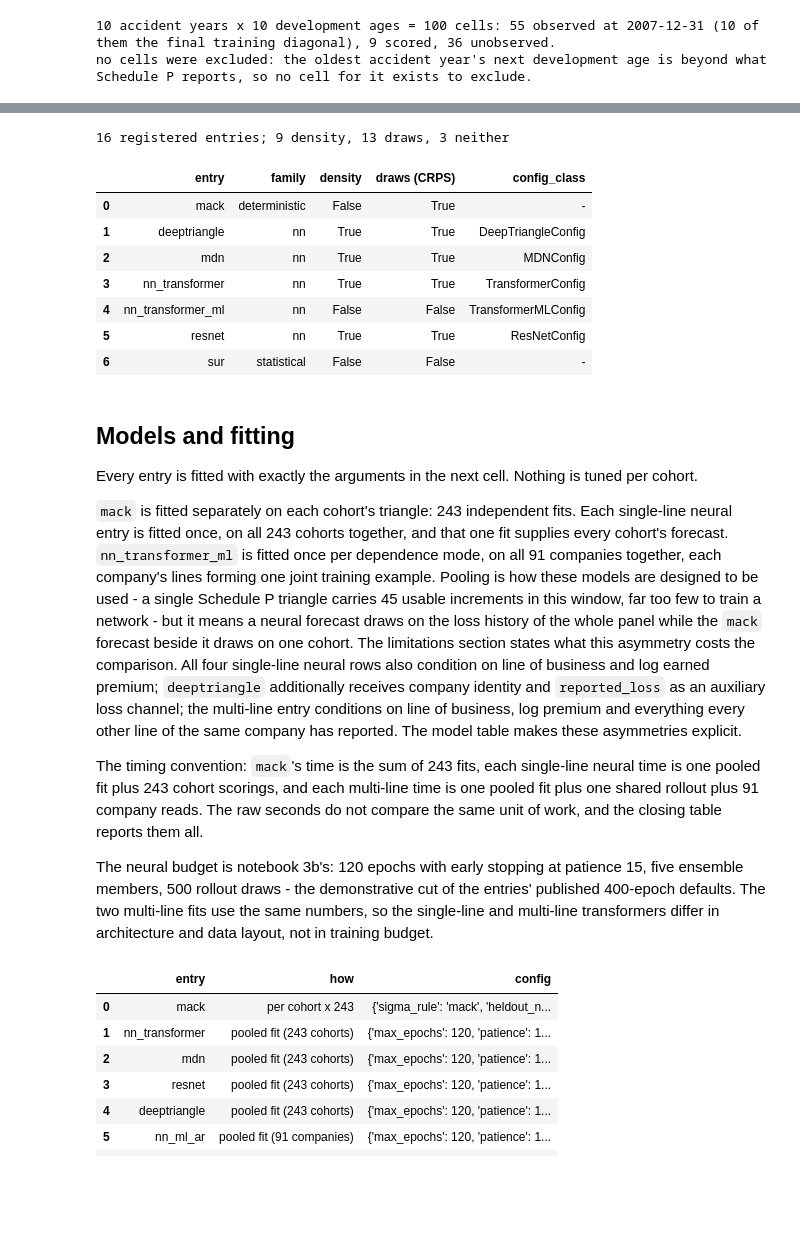
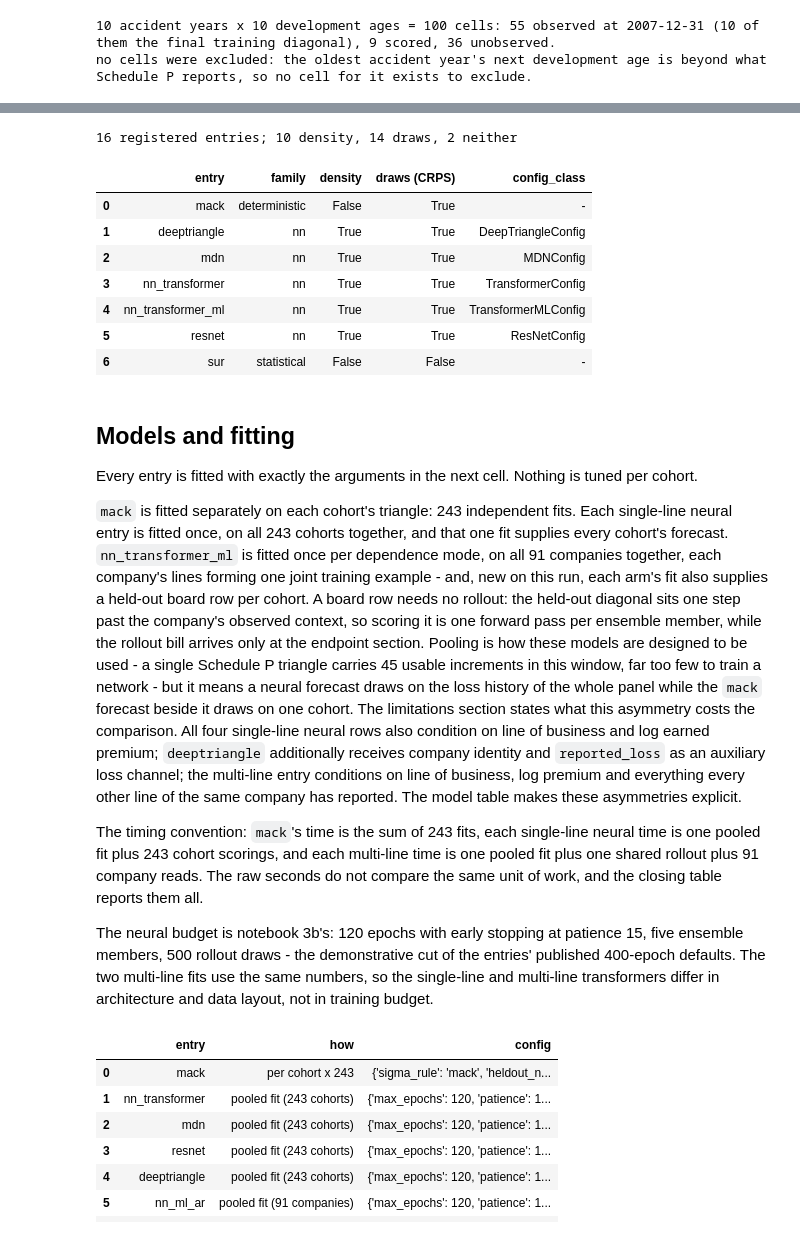
Before and after one commit to EKtheSage/ibnr, a Jupyter notebook: analysis/03c_multiline_transformer.ipynb, the cells around one changed output, grey strips where cells are left out. Saved outputs shown, nothing was run; the diff lists cells and outputs as text; code cells hidden in the pictures; blank space fills up the shorter version.

```diff
--- a/analysis/03c_multiline_transformer.ipynb
+++ b/analysis/03c_multiline_transformer.ipynb
@@ -697,39 +700,43 @@ level down: it is how an entry names the dataclass its `fit(config=...)` takes.
 # %%
 roster = (
     pd.DataFrame(
         [
             {
                 "entry": name,
                 "family": cls.family,
                 "density": issubclass(cls, ScoresHeldout),
                 "draws (CRPS)": issubclass(cls, PredictsHeldout),
                 "config_class": getattr(cls.config_class, "__name__", "-"),
             }
             for name in gallery.list()
             for cls in [gallery.get(name)]
         ]
     )
     .sort_values(["family", "entry"])
     .reset_index(drop=True)
 )
 print(
     f"{len(roster)} registered entries; "
     f"{roster['density'].sum()} density, {roster['draws (CRPS)'].sum()} draws, "
     f"{(~roster['density'] & ~roster['draws (CRPS)']).sum()} neither"
 )
-# The entries this notebook uses, in the order they appear: the five on the held-out
-# board, then the two that join at the endpoint level.
+# The entries this notebook uses: the five single-line rows of the held-out board, the
+# multi-line entry whose two arms join them as nn_ml_ar / nn_ml_joint, and sur, which
+# joins at the endpoint level only.
 ON_THIS_BOARD = ["mack", "nn_transformer", "mdn", "resnet", "deeptriangle"]
-ENDPOINT_ONLY = ["sur", "nn_transformer_ml"]
-display(roster[roster["entry"].isin(ON_THIS_BOARD + ENDPOINT_ONLY)].reset_index(drop=True))
+ML_ENTRY = "nn_transformer_ml"
+ENDPOINT_ONLY = ["sur"]
+display(
+    roster[roster["entry"].isin([*ON_THIS_BOARD, ML_ENTRY, *ENDPOINT_ONLY])].reset_index(drop=True)
+)
 # %% [output]
-16 registered entries; 9 density, 13 draws, 3 neither
+16 registered entries; 10 density, 14 draws, 2 neither
 |  | entry | family | density | draws (CRPS) | config_class |
 | 0 | mack | deterministic | False | True | - |
 | 1 | deeptriangle | nn | True | True | DeepTriangleConfig |
 | 2 | mdn | nn | True | True | MDNConfig |
 | 3 | nn_transformer | nn | True | True | TransformerConfig |
-| 4 | nn_transformer_ml | nn | False | False | TransformerMLConfig |
+| 4 | nn_transformer_ml | nn | True | True | TransformerMLConfig |
 | 5 | resnet | nn | True | True | ResNetConfig |
 | 6 | sur | statistical | False | False | - |
 # %% [markdown]
@@ -742,7 +749,10 @@ cohort.
 single-line neural entry is fitted once, on all 243 cohorts together, and that one fit
 supplies every cohort's forecast. `nn_transformer_ml` is fitted once per dependence
 mode, on all 91 companies together, each company's lines forming one joint training
-example. Pooling is how these models are designed to be used - a single Schedule P
+example - and, new on this run, each arm's fit also supplies a held-out board row per
+cohort. A board row needs no rollout: the held-out diagonal sits one step past the
+company's observed context, so scoring it is one forward pass per ensemble member,
+while the rollout bill arrives only at the endpoint section. Pooling is how these models are designed to be used - a single Schedule P
 triangle carries 45 usable increments in this window, far too few to train a network -
 but it means a neural forecast draws on the loss history of the whole panel while the
 `mack` forecast beside it draws on one cohort. The limitations section states what this
```
Also changed, not shown: parts of 40 cells of this notebook.
